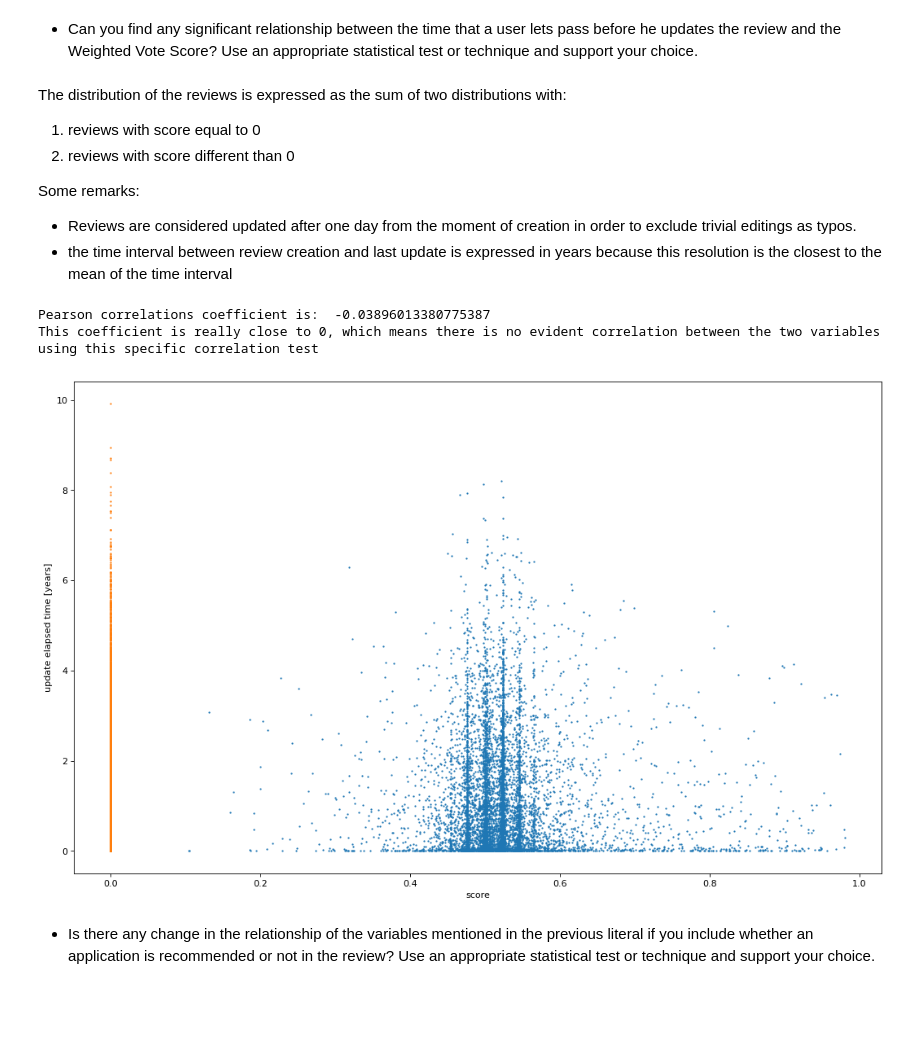
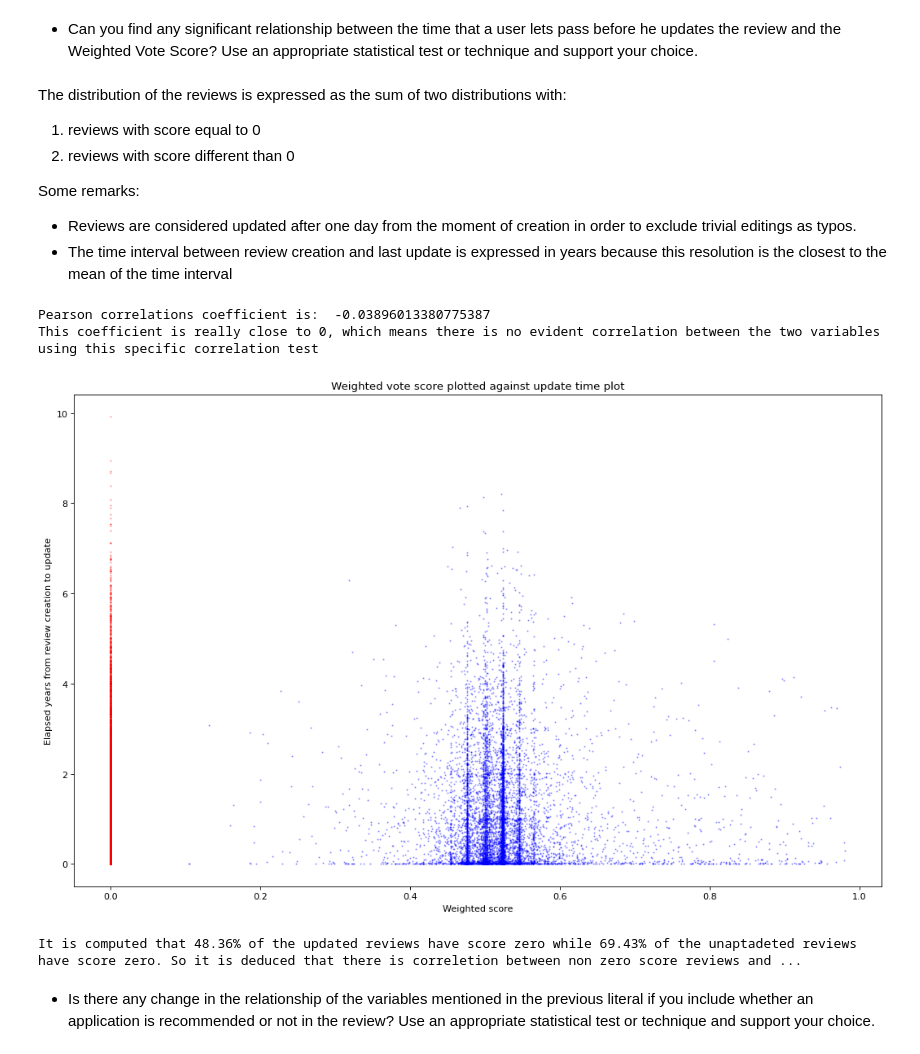
Before and after one commit to pepi99/adm-hw2, a Jupyter notebook: main.ipynb, the cells around one changed output. Saved outputs shown, nothing was run; the diff lists cells and outputs as text; code cells hidden in the pictures; blank space fills up the shorter version.

```diff
--- a/main.ipynb
+++ b/main.ipynb
@@ -302,43 +294,57 @@ The distribution of the reviews is expressed as the sum of two distributions wit
 
 Some remarks:
 - Reviews are considered updated after one day from the moment of creation in order to exclude trivial editings as typos.
-- the time interval between review creation and last update is expressed in years because this resolution is the closest to the mean of the time interval
+- The time interval between review creation and last update is expressed in years because this resolution is the closest to the mean of the time interval
 # %%
 # defining constants
 one_day = 86400 # number of seconds in a day
 one_year = 31556926 # number of seconds in a year
 
 # the two distinct dataframes
 valid_updates = df[(df['timestamp_updated'] - df['timestamp_created'] > one_day)]
 
 valid_updates_non_zero_score = valid_updates[valid_updates['weighted_vote_score'] != 0]
 valid_updates_zero_score = valid_updates[valid_updates['weighted_vote_score'] == 0]
 
 # the values of the score
 non_zero_score = valid_updates_non_zero_score['weighted_vote_score'].values
 zero_score = valid_updates_zero_score['weighted_vote_score'].values
 
 # the values of the time interval between review creation and last update
 delta_t_update_non_zero_score = (valid_updates_non_zero_score['timestamp_updated'] - \
                   valid_updates_non_zero_score['timestamp_created']).apply(lambda x: x/one_year).values
 delta_t_update_zero_score = (valid_updates_zero_score['timestamp_updated'] - \
                   valid_updates_zero_score['timestamp_created']).apply(lambda x: x/one_year).values
 
+# Pearson correlation test
+corr, _ = pearsonr(non_zero_score, delta_t_update_non_zero_score)
+print('Pearson correlations coefficient is: ', corr)
+print('This coefficient is really close to 0, \
+which means there is no evident correlation between the two variables using this specific correlation test')
 
-corr, _ = pearsonr(non_zero_score, delta_t_update_non_zero_score) # Pearson correlation test
-print('Pearson correlations coefficient is: ', corr)
-print('This coefficient is really close to 0, which means there is no evident correlation between the two variables using this specific correlation test')
-
+# plot
 fig, ax = plt.subplots(figsize=(16, 10), dpi= 80, facecolor='w', edgecolor='k')
-ax.scatter(non_zero_score, delta_t_update_non_zero_score, s=1)
-ax.scatter(zero_score, delta_t_update_zero_score, s=1)
-ax.set_xlabel('score')
-ax.set_ylabel('update elapsed time [years]')
+ax.scatter(non_zero_score, delta_t_update_non_zero_score, s=1, c='blue', alpha=0.3)
+ax.scatter(zero_score, delta_t_update_zero_score, s=1, c='red', alpha=0.3)
+ax.set_xlabel('Weighted score')
+ax.set_ylabel('Elapsed years from review creation to update')
+plt.title("Weighted vote score plotted against update time plot")
 plt.show()
 # %% [output]
 Pearson correlations coefficient is:  -0.03896013380775387
 This coefficient is really close to 0, which means there is no evident correlation between the two variables using this specific correlation test
-[figure, old version]
+[figure, new version]
+# %%
+# computing how many unaptated reviews have score zero
+no_updates = df[(df['timestamp_updated'] - df['timestamp_created'] < one_day)]
+no_updates_score = no_updates['weighted_vote_score'].values
+zero_score_no_updates = len(no_updates_score) - np.count_nonzero(no_updates_score)
+
+print(f'It is computed that {len(non_zero_score) / valid_updates.shape[0]:.2%} of the updated reviews \
+have score zero while {zero_score_no_updates/len(no_updates_score):.2%} of the unaptadeted reviews have score zero. So it is deduced that there \
+is correletion between non zero score reviews and updating a review.')
+# %% [output]
+It is computed that 48.36% of the updated reviews have score zero while 69.43% of the unaptadeted reviews have score zero. So it is deduced that there is correletion between non zero score reviews and ...
 # %% [markdown]
 - Is there any change in the relationship of the variables mentioned in the previous literal if you include whether an application is recommended or not in the review? Use an appropriate statistical test or technique and support your choice.
 # %%
```
Also changed, not shown: parts of 18 cells of this notebook.
